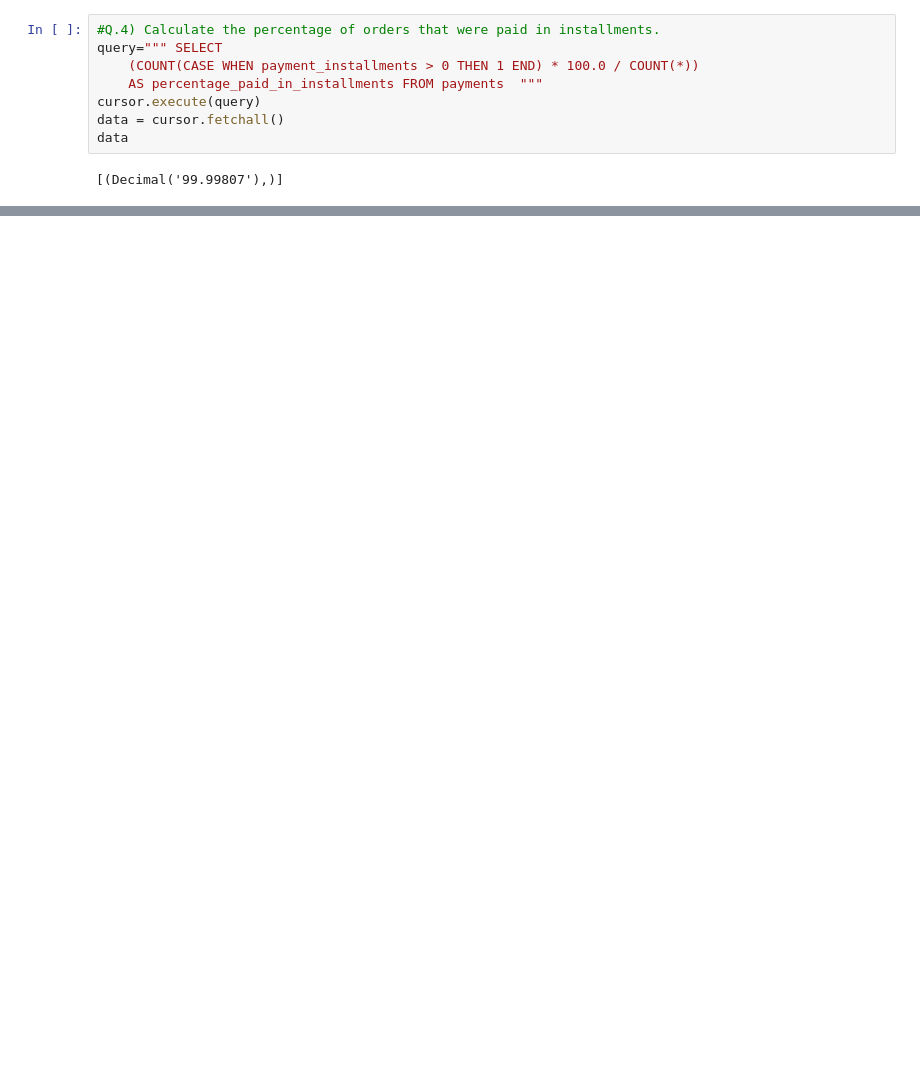
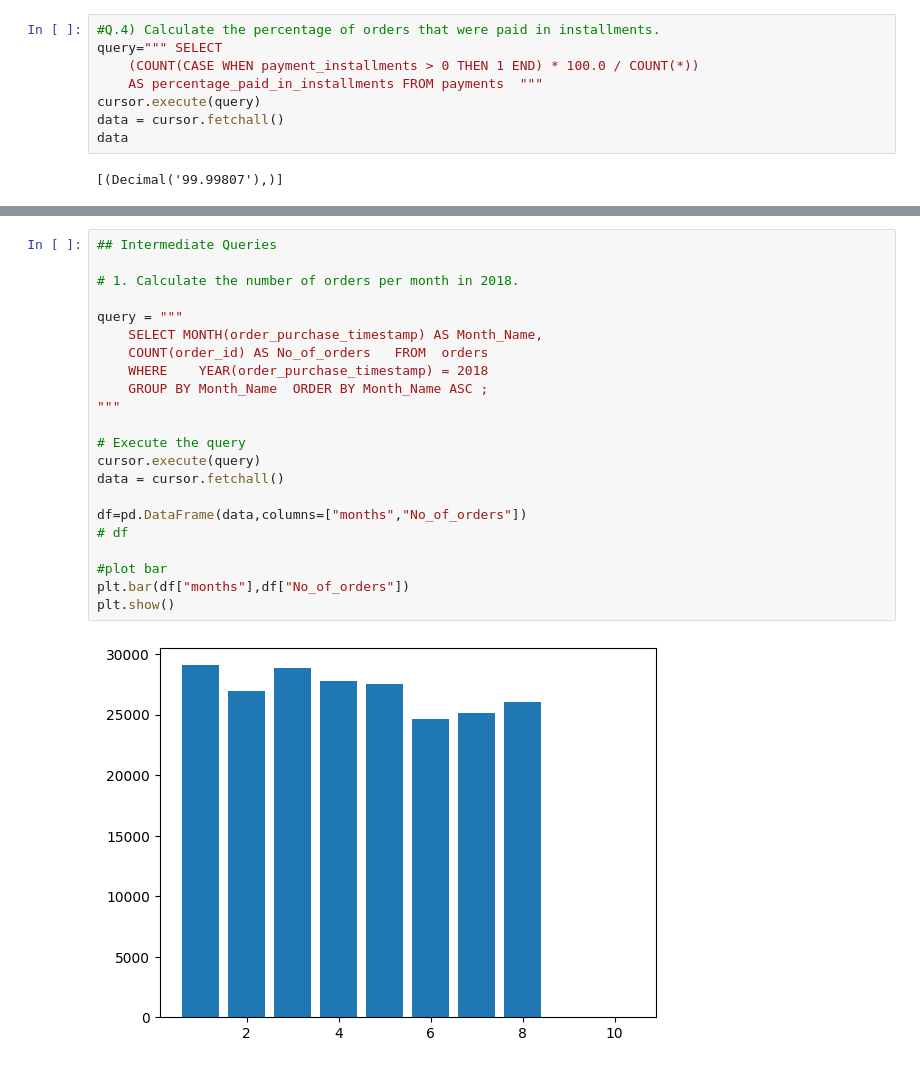
Before and after one commit to sagar-raj-yadav/ecommerce_data_analysis, a Jupyter notebook: Ecommerce.ipynb, the cells around one changed output, grey strips where cells are left out. Drawn from its saved outputs; the diff is of its cells as text; blank space fills up the shorter version.

```diff
--- a/Ecommerce.ipynb
+++ b/Ecommerce.ipynb
@@ -199,0 +218,24 @@ plt.show()
+# %%
+## Intermediate Queries
+
+# 1. Calculate the number of orders per month in 2018.
+
+query = """
+    SELECT MONTH(order_purchase_timestamp) AS Month_Name,
+    COUNT(order_id) AS No_of_orders   FROM  orders
+    WHERE    YEAR(order_purchase_timestamp) = 2018
+    GROUP BY Month_Name  ORDER BY Month_Name ASC ;
+"""
+
+# Execute the query
+cursor.execute(query)
+data = cursor.fetchall()
+
+df=pd.DataFrame(data,columns=["months","No_of_orders"])
+# df
+
+#plot bar
+plt.bar(df["months"],df["No_of_orders"])
+plt.show()
+# %% [output]
+[figure, added]
```
Also changed, not shown: parts of 6 cells of this notebook, 1 other file.
